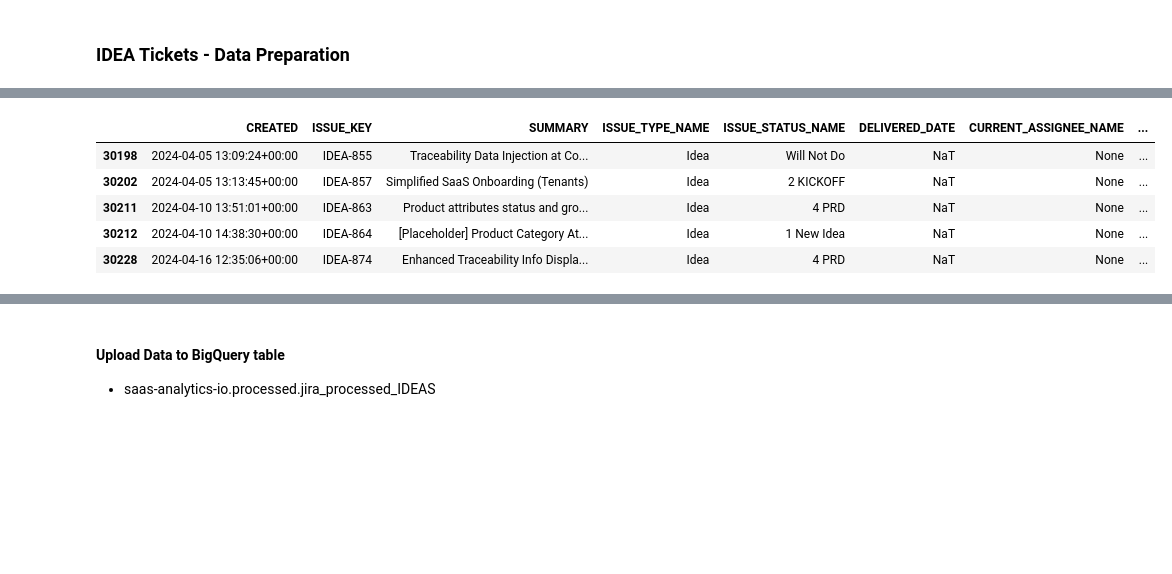
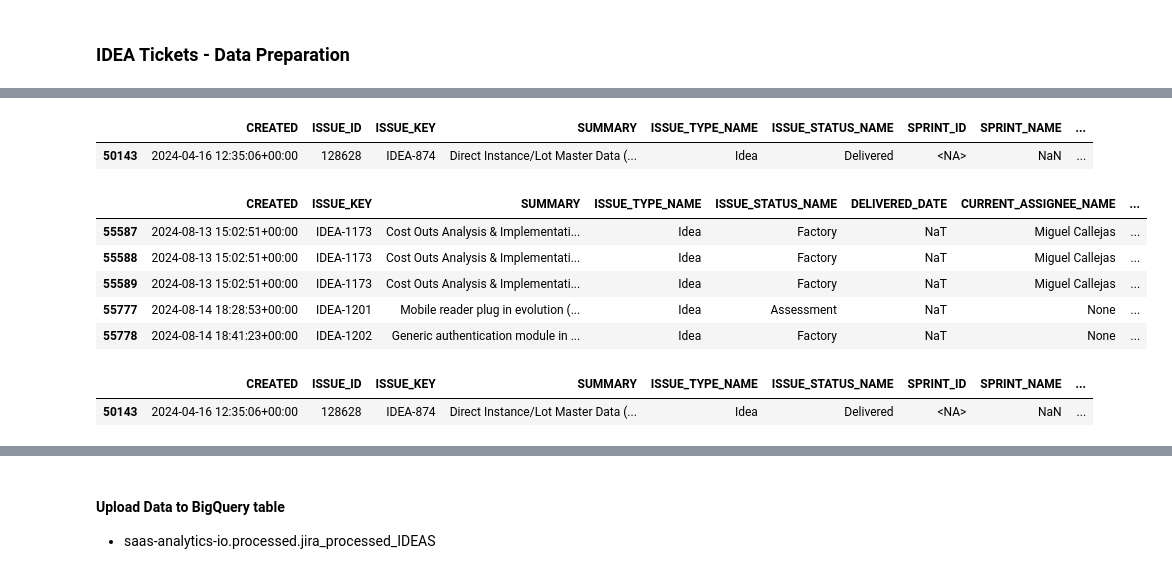
Before and after one commit to carlos-diazromero-mojix-com/FinOps, a Jupyter notebook: Jira Issues Python3.ipynb, the cells around one changed output, grey strips where cells are left out. Cells and saved outputs as stored; diff of their text form; code cells hidden in the pictures; blank space fills up the shorter version.

```diff
--- a/Jira Issues Python3.ipynb
+++ b/Jira Issues Python3.ipynb
@@ -660,0 +793,11 @@ df_key_customer_idea_1.loc[df_key_customer_idea_1['IDEA_KEY_CUSTOMERS'].str.ends
+# %%
+df_targetMarket['TARGET_MARKET']=df_targetMarket['Target_Market']
+df_targetMarket_1 = df_targetMarket.pivot_table(index ='ISSUE_KEY',columns ='Target_Market',values= 'TARGET_MARKET', aggfunc=sum, fill_value ='').reset_index()
+list1 = []
+for i in range (1,df_targetMarket['Target_Market'].nunique()+1,1):
+    list1.append((i))
+df_targetMarket_1.loc[:,'TARGET_MARKET'] = df_targetMarket_1.iloc[:,list1].apply(":".join, axis=1)
+df_targetMarket_1 = df_targetMarket_1[['ISSUE_KEY','TARGET_MARKET']]
+df_targetMarket_1['TARGET_MARKET'] = df_targetMarket_1['TARGET_MARKET'].str.replace("::",":").str.replace("::",":").str.replace("::",":").str.replace("::",":").str.replace("::",":").str.replace("::",":").str.replace("::",":").str.replace("::",":").str.replace("::",":").str.replace("::",":")
+df_targetMarket_1.loc[df_targetMarket_1['TARGET_MARKET'].str.startswith(":"),'TARGET_MARKET']=df_targetMarket_1['TARGET_MARKET'].str[1:]
+df_targetMarket_1.loc[df_targetMarket_1['TARGET_MARKET'].str.endswith(":"),'TARGET_MARKET']=df_targetMarket_1['TARGET_MARKET'].str[:-1]
@@ -689,6 +888,12 @@ df_full = pd.merge(df_full, df_category_1, on =['ISSUE_KEY'],how = 'left')
 df_full = pd.merge(df_full, df_theme_1, on =['ISSUE_KEY'],how = 'left')
 df_full = pd.merge(df_full, df_Sprints, on =['SPRINT_ID','SPRINT_NAME'],how = 'left')
 df_full = pd.merge(df_full, df_timeinstatus_IDEAS_delivered, on ='ISSUE_KEY',how = 'left')
+df_full = pd.merge(df_full, df_timeinstatus_IDEAS_backlog, on ='ISSUE_KEY',how = 'left')
+df_full = pd.merge(df_full, df_timeinstatus_IDEAS_PRD, on ='ISSUE_KEY',how = 'left')
+df_full = pd.merge(df_full, df_timeinstatus_IDEAS_FACTORY, on ='ISSUE_KEY',how = 'left')
+df_full = pd.merge(df_full, df_timeinstatus_IDEAS_Architecture, on ='ISSUE_KEY',how = 'left')
+df_full = pd.merge(df_full, df_targetMarket_1[['ISSUE_KEY','TARGET_MARKET']], on ='ISSUE_KEY',how = 'left')
+df_full = pd.merge(df_full, df_productLine[['ISSUE_KEY','Product_Line']] , on ='ISSUE_KEY',how = 'left')
 # %%
 #df_issueSprints[df_issueSprints['SPRINT_NAME'].str.contains('Elektra')]
 # %%
@@ -708,12 +914,16 @@ df_issues_s = df_full[['CREATED','ISSUE_ID','ISSUE_KEY','SUMMARY','ISSUE_TYPE_NA
                          #'TIME_SPENT','TIME_SPENT_WITH_SUBTASKS',
                        'PARENT_ISSUE_KEY','CATEGORY','BU','CUSTOMERS',
                        'THEME','DELIVERED_DATE',
-                       'Story_Points_10400','Progress___11891','Roadmap_12166','Estimate_Sprints_12213','Story_Points__Estimate__12242'
+                       'BACKLOG_DATE','PRD_DATE','FACTORY_DATE','ARCHITECTURE_BUSINESS_HOURS_DURATION'
+                       ,'Estimate_Sprints_12213',
+                       'Story_Points_10400','Progress___11891','Quarter_12166','Story_Points__Estimate__12398','Story_Points__Executed__12397','Story_Points__Guesstimate__12242',
+                        'Product_Line', 'TARGET_MARKET'
                        #,'__Effort_12125','Layout_12166'
                       ]]
 df_issues_s = df_issues_s.rename(columns={"Story_Points_10400":"STORYPOINTS",
-                              "Progress___11891":"PROGRESS", 'Roadmap_12166':'ROADMAP'
-                              , 'Estimate_Sprints_12213':'ESTIMATE_SPRINTS', 'Story_Points__Estimate__12242':'ESTIMATE_STORYPOINTS'
+                              "Progress___11891":"PROGRESS", 'Quarter_12166':'ROADMAP'
+                              , 'Estimate_Sprints_12213':'ESTIMATE_SPRINTS', 'Story_Points__Guesstimate__12242':'GUESSTIMATE_STORYPOINTS'
+                              ,'Story_Points__Estimate__12398':'ESTIMATE_STORYPOINTS', 'Story_Points__Executed__12397':'EXECUTED_STORYPOINTS'
                              })
 # %% [markdown]
 #### Create Dataframe for linked issues (Epics)
@@ -946,10 +1190,15 @@ df_PR_f.to_gbq(table, if_exists='replace')
+# %%
+df_issues_2[df_issues_2['ISSUE_KEY'].str.startswith('IDEA-874')]
+# %% [output]
+|  | CREATED | ISSUE_ID | ISSUE_KEY | SUMMARY | ISSUE_TYPE_NAME | ISSUE_STATUS_NAME | SPRINT_ID | SPRINT_NAME | ... |
+| 50143 | 2024-04-16 12:35:06+00:00 | 128628 | IDEA-874 | Direct Instance/Lot Master Data (... | Idea | Delivered | <NA> | NaN | ... |
 # %%
 #df_issues_2[(df_issues_2['ISSUE_KEY'].str.startswith('IDEA'))&
 #            (df_issues_2['TYPE_1'].str.startswith('Polaris issue link'))&
 #           (df_issues_2['ISSUE_KEY']=='IDEA-8')]
 # %%
 df_IDEA_w_epics = df_issues_2[(df_issues_2['ISSUE_TYPE_NAME'].str.startswith('Idea'))
-                      &(df_issues_2['TYPE_1'].str.startswith('Jira Product Discovery issue link'))]
+                      &(df_issues_2['TYPE_1'].str.startswith('Polaris'))]
 
 df_IDEA_wo_epics = df_issues_2[(df_issues_2['ISSUE_TYPE_NAME'].str.startswith('Idea'))
                       &(df_issues_2['TYPE_1'].isnull())]
@@ -961,8 +1210,10 @@ df_IDEA = df_IDEA[['CREATED','ISSUE_KEY','SUMMARY','ISSUE_TYPE_NAME','ISSUE_STAT
                     #'VERSION_ID',
                     'VERSION_NAME','PRIORITY',
                     'REPORTER_NAME','RESOLUTION_DATE','STATUS_CATEGORY_CHANGE_DATE',
+                    'BACKLOG_DATE','PRD_DATE','FACTORY_DATE','ARCHITECTURE_BUSINESS_HOURS_DURATION',
                     #'TIME_SPENT','TIME_SPENT_WITH_SUBTASKS',
-                    'CATEGORY','BU','CUSTOMERS','STORYPOINTS','PROGRESS','ROADMAP','ESTIMATE_SPRINTS','ESTIMATE_STORYPOINTS','TYPE_1','DIRECTION_1',
+                    'CATEGORY','BU','CUSTOMERS','STORYPOINTS','PROGRESS','ROADMAP','ESTIMATE_SPRINTS','ESTIMATE_STORYPOINTS','GUESSTIMATE_STORYPOINTS','EXECUTED_STORYPOINTS','TYPE_1','DIRECTION_1',
+                    'Product_Line', 'TARGET_MARKET',
                     'LINKED_1_ISSUE_KEY','LINKED_1_SUMMARY','LINKED_1_ISSUE_TYPE_NAME','LINKED_1_ISSUE_STATUS_NAME','LINKED_1_ASSIGNEE_NAME',
                     'LINKED_1_SPRINT_NAME','LINKED_1_SPRINT_START_DATE','LINKED_1_SPRINT_END_DATE','LINKED_1_VERSION_NAME',
                     'LINKED_1_CATEGORY','LINKED_1_BU','LINKED_1_CUSTOMERS',
@@ -971,13 +1222,13 @@ df_IDEA = df_IDEA[['CREATED','ISSUE_KEY','SUMMARY','ISSUE_TYPE_NAME','ISSUE_STAT
                     #,'__Effort_12125','Layout_12166'
          ]]
 # %%
-df_IDEA[df_IDEA['TYPE_1'].isnull()].tail()
+df_IDEA[df_IDEA['TYPE_1'].notnull()].tail()
 # %% [output]
 |  | CREATED | ISSUE_KEY | SUMMARY | ISSUE_TYPE_NAME | ISSUE_STATUS_NAME | DELIVERED_DATE | CURRENT_ASSIGNEE_NAME | ... |
-| 30198 | 2024-04-05 13:09:24+00:00 | IDEA-855 | Traceability Data Injection at Co... | Idea | Will Not Do | NaT | None | ... |
-| 30202 | 2024-04-05 13:13:45+00:00 | IDEA-857 | Simplified SaaS Onboarding (Tenants) | Idea | 2 KICKOFF | NaT | None | ... |
-| 30211 | 2024-04-10 13:51:01+00:00 | IDEA-863 | Product attributes status and gro... | Idea | 4 PRD | NaT | None | ... |
-| 30212 | 2024-04-10 14:38:30+00:00 | IDEA-864 | [Placeholder] Product Category At... | Idea | 1 New Idea | NaT | None | ... |
-| 30228 | 2024-04-16 12:35:06+00:00 | IDEA-874 | Enhanced Traceability Info Displa... | Idea | 4 PRD | NaT | None | ... |
+| 55587 | 2024-08-13 15:02:51+00:00 | IDEA-1173 | Cost Outs Analysis & Implementati... | Idea | Factory | NaT | Miguel Callejas | ... |
+| 55588 | 2024-08-13 15:02:51+00:00 | IDEA-1173 | Cost Outs Analysis & Implementati... | Idea | Factory | NaT | Miguel Callejas | ... |
+| 55589 | 2024-08-13 15:02:51+00:00 | IDEA-1173 | Cost Outs Analysis & Implementati... | Idea | Factory | NaT | Miguel Callejas | ... |
+| 55777 | 2024-08-14 18:28:53+00:00 | IDEA-1201 | Mobile reader plug in evolution (... | Idea | Assessment | NaT | None | ... |
+| 55778 | 2024-08-14 18:41:23+00:00 | IDEA-1202 | Generic authentication module in ... | Idea | Factory | NaT | None | ... |
 # %%
 #df_IDEA = pd.merge(df_IDEA, df_category_idea_1, on =['ISSUE_KEY'],how = 'left')
@@ -985,4 +1236,9 @@ df_IDEA = pd.merge(df_IDEA, df_feature_set_idea_1, on =['ISSUE_KEY'],how = 'left
 df_IDEA = pd.merge(df_IDEA, df_key_customer_idea_1, on =['ISSUE_KEY'],how = 'left')
+# %%
+df_IDEA_w_epics[df_IDEA_w_epics['ISSUE_KEY']=='IDEA-874']
+# %% [output]
+|  | CREATED | ISSUE_ID | ISSUE_KEY | SUMMARY | ISSUE_TYPE_NAME | ISSUE_STATUS_NAME | SPRINT_ID | SPRINT_NAME | ... |
+| 50143 | 2024-04-16 12:35:06+00:00 | 128628 | IDEA-874 | Direct Instance/Lot Master Data (... | Idea | Delivered | <NA> | NaN | ... |
 # %%
 df_issues_IDEA_1 = df_issues_2[(df_issues_2['ISSUE_TYPE_NAME']!='Idea')
                              &(df_issues_2['PARENT_ISSUE_KEY'].notnull())][['CREATED','ISSUE_KEY','SUMMARY',
```
Also changed, not shown: parts of 100 cells of this notebook, 2 other files.
